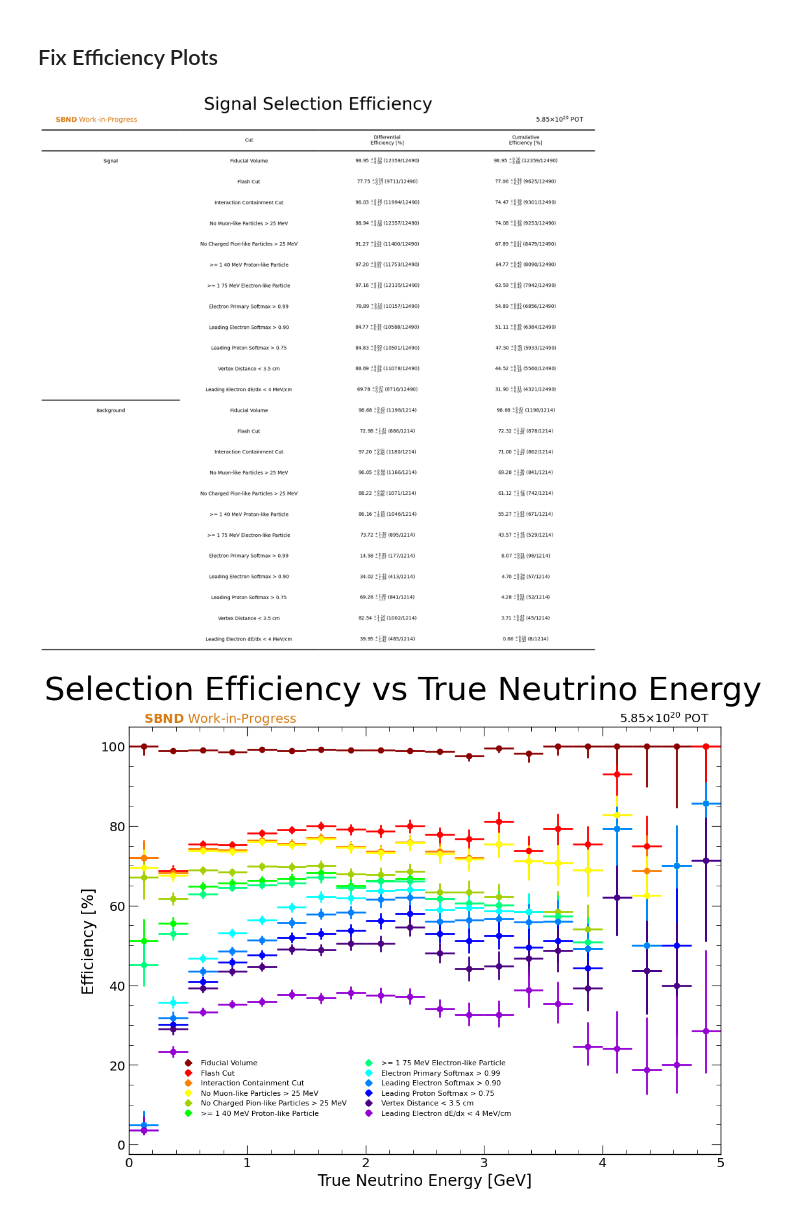
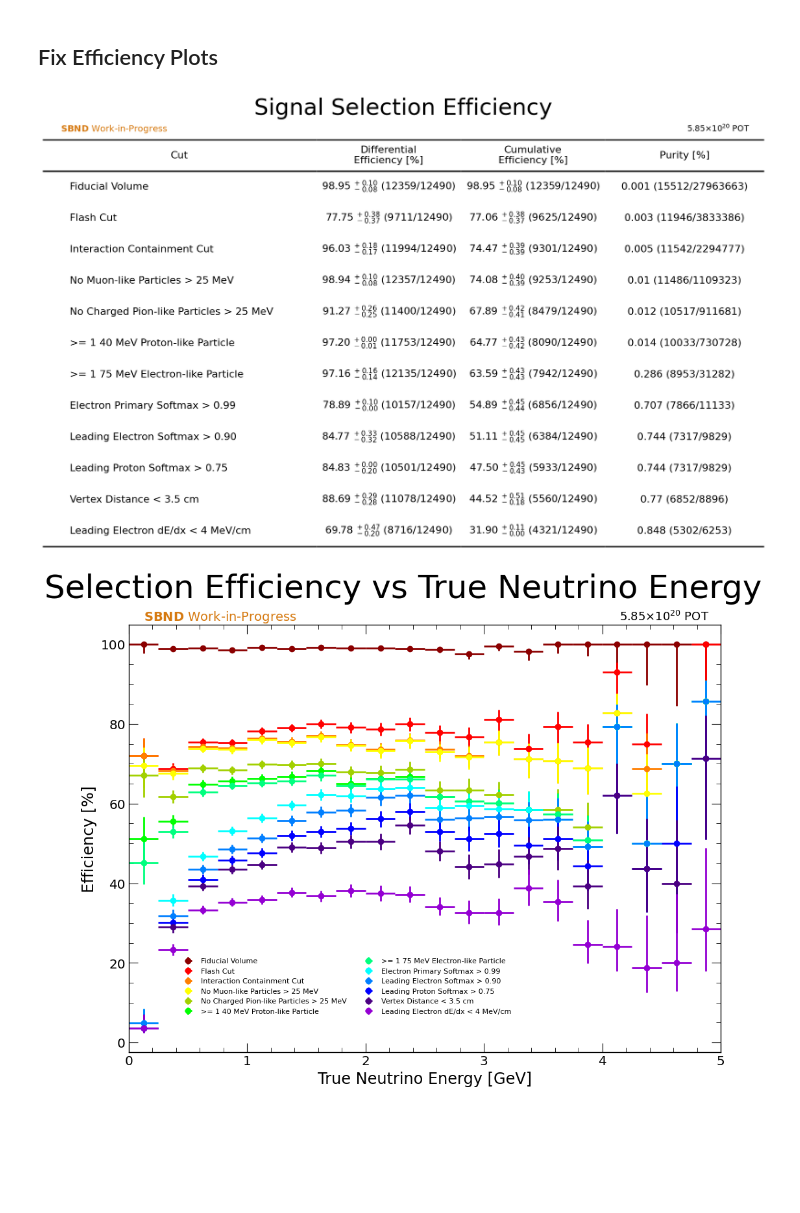
Before and after one commit to justinjmueller/medulla, a Jupyter notebook: analysis/efficiencyTest.ipynb, the cells around one changed output. Cells and saved outputs as stored; diff of their text form; code cells hidden in the pictures; blank space fills up the shorter version.

```diff
--- a/analysis/efficiencyTest.ipynb
+++ b/analysis/efficiencyTest.ipynb
@@ -1530,13 +1534,85 @@ Warning in <TCanvas::Constructor>: Deleting canvas with same name: c1
 # %%
 with open('/nashome/m/micarrig/sbnd/nueCCNp/plots/selection_efficiency_trueTree/selection_efficiency_table.pkl', 'rb') as f:
     eff = pickle.load(f)
-    eff.set_size_inches(16, 16)
-    ax = eff.axes[0]
-    table = ax.tables[0]
-    table.auto_set_font_size(False)
-    table.set_fontsize(10)
+
+eff.set_size_inches(16, 10)
+ax = eff.axes[0]
+table = ax.tables[0]
+cell_map = table.get_celld()
+
+row_indices = sorted({row for row, _ in cell_map.keys()})
+data_rows = [row for row in row_indices if row != 0]
+ncols = max(col for _, col in cell_map.keys()) + 1
+
+# Replace with one value per table data row (header excluded).
+purity_values = [
+    # '0.0 16597/81631679',
+    '0.001 (15512/27963663)',
+    '0.003 (11946/3833386)',
+    '0.005 (11542/2294777)',
+    '0.01 (11486/1109323)',
+    '0.012 (10517/911681)',
+    '0.014 (10033/730728)',
+    '0.286 (8953/31282)',
+    '0.707 (7866/11133)',
+    '0.744 (7317/9829)',
+    '0.744 (7317/9829)',
+    '0.77 (6852/8896)',
+    '0.848 (5302/6253)',
+]
+
+if len(purity_values) != len(data_rows):
+    raise ValueError(f'Expected {len(data_rows)} purity values, got {len(purity_values)}')
+
+purity_col = 3
+if ncols <= purity_col:
+    # Add the purity column while cloning style from the current last column.
+    style_col = ncols - 1
+    for row in row_indices:
+        ref = table.get_celld()[(row, style_col)]
+        new_cell = table.add_cell(
+            row,
+            purity_col,
+            width=ref.get_width(),
+            height=ref.get_height(),
+            text='',
+            loc='center',
+            facecolor=ref.get_facecolor(),
+            edgecolor=ref.get_edgecolor(),
+        )
+        new_cell.set_linewidth(ref.get_linewidth())
+        ref_text = ref.get_text()
+        new_text = new_cell.get_text()
+        new_text.set_fontsize(ref_text.get_fontsize())
+        new_text.set_fontfamily(ref_text.get_fontfamily())
+        new_text.set_fontstyle(ref_text.get_fontstyle())
+        new_text.set_fontweight(ref_text.get_fontweight())
+
+# Set/update header and row values in the purity column.
+table.get_celld()[(0, purity_col)].get_text().set_text('Purity [%]')
+table.get_celld()[(0, purity_col)].set_text_props()
+for idx, row in enumerate(data_rows):
+    table.get_celld()[(row, purity_col)].get_text().set_text(purity_values[idx])
+
+# Tune layout to avoid text overlap while keeping the original table placement.
+col_widths = {
+    0: 0.38,
+    1: 0.20,
+    2: 0.20,
+    3: 0.22,
+}
+for (row, col), cell in table.get_celld().items():
+    if col in col_widths:
+        cell.set_width(col_widths[col])
+    if col == 0 and row > 0:
+        cell.get_text().set_ha('left')
+
+table.auto_set_font_size(False)
+table.set_fontsize(16)
+
+plt.show()
 # %% [output]
-[figure, old version]
+[figure, new version]
 # %%
 with open('/nashome/m/micarrig/sbnd/nueCCNp/plots/selection_efficiency_trueTree/efficiency_vs_energy.pkl', 'rb') as f:
     eff_nuE = pickle.load(f)
```
Also changed, not shown: parts of 26 cells of this notebook, 5 other files.
